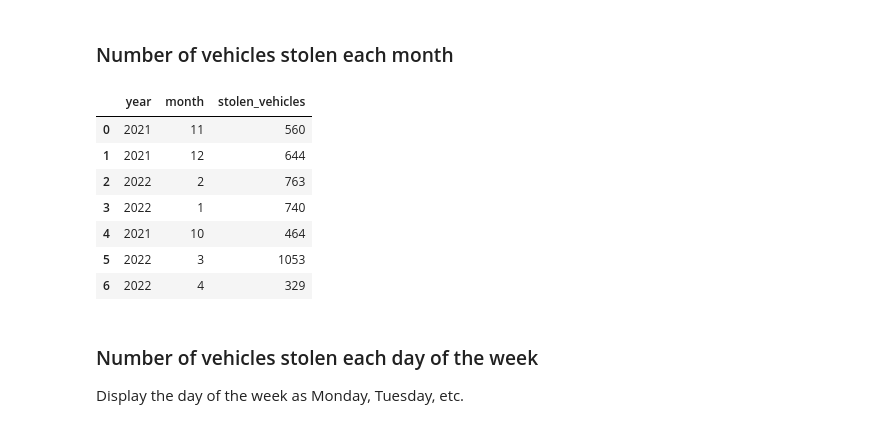
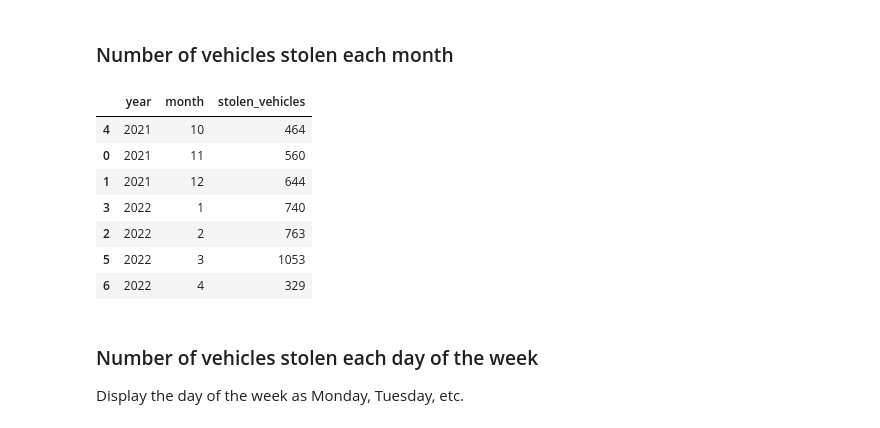
Before and after one commit to benoitchamot/VehicleTheftAnalysis, a Jupyter notebook: EDA/Analysis.ipynb, the cells around one changed output. Drawn from its saved outputs; the diff is of its cells as text; code cells hidden in the pictures.

```diff
--- a/EDA/Analysis.ipynb
+++ b/EDA/Analysis.ipynb
@@ -76,20 +87,20 @@ pd.read_sql(sql_query, engine)
 # %%
 # SQL query
 sql_query = '''
     SELECT YEAR(date_stolen) AS year, MONTH(date_stolen) AS month, COUNT(vehicle_id) AS stolen_vehicles
     FROM stolen_vehicles
     GROUP BY year, month
 '''
 
 # Read SQL query into a DataFrame
-pd.read_sql(sql_query, engine)
+pd.read_sql(sql_query, engine).sort_values(['year', 'month'])
 # %% [output]
 |  | year | month | stolen_vehicles |
+| 4 | 2021 | 10 | 464 |
 | 0 | 2021 | 11 | 560 |
 | 1 | 2021 | 12 | 644 |
+| 3 | 2022 | 1 | 740 |
 | 2 | 2022 | 2 | 763 |
-| 3 | 2022 | 1 | 740 |
-| 4 | 2021 | 10 | 464 |
 | 5 | 2022 | 3 | 1053 |
 | 6 | 2022 | 4 | 329 |
 # %% [markdown]
```
Also changed, not shown: parts of 27 cells of this notebook, 13 other files.
